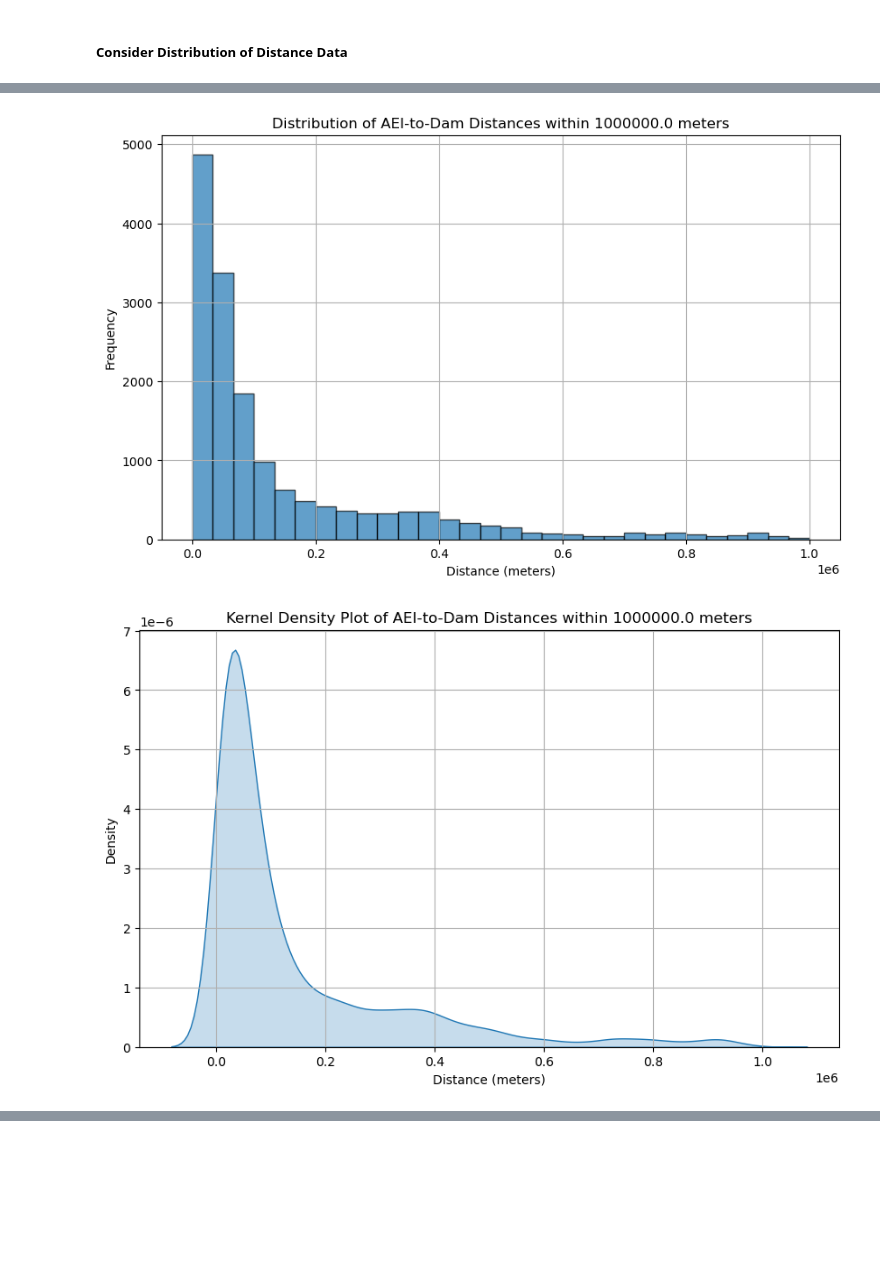
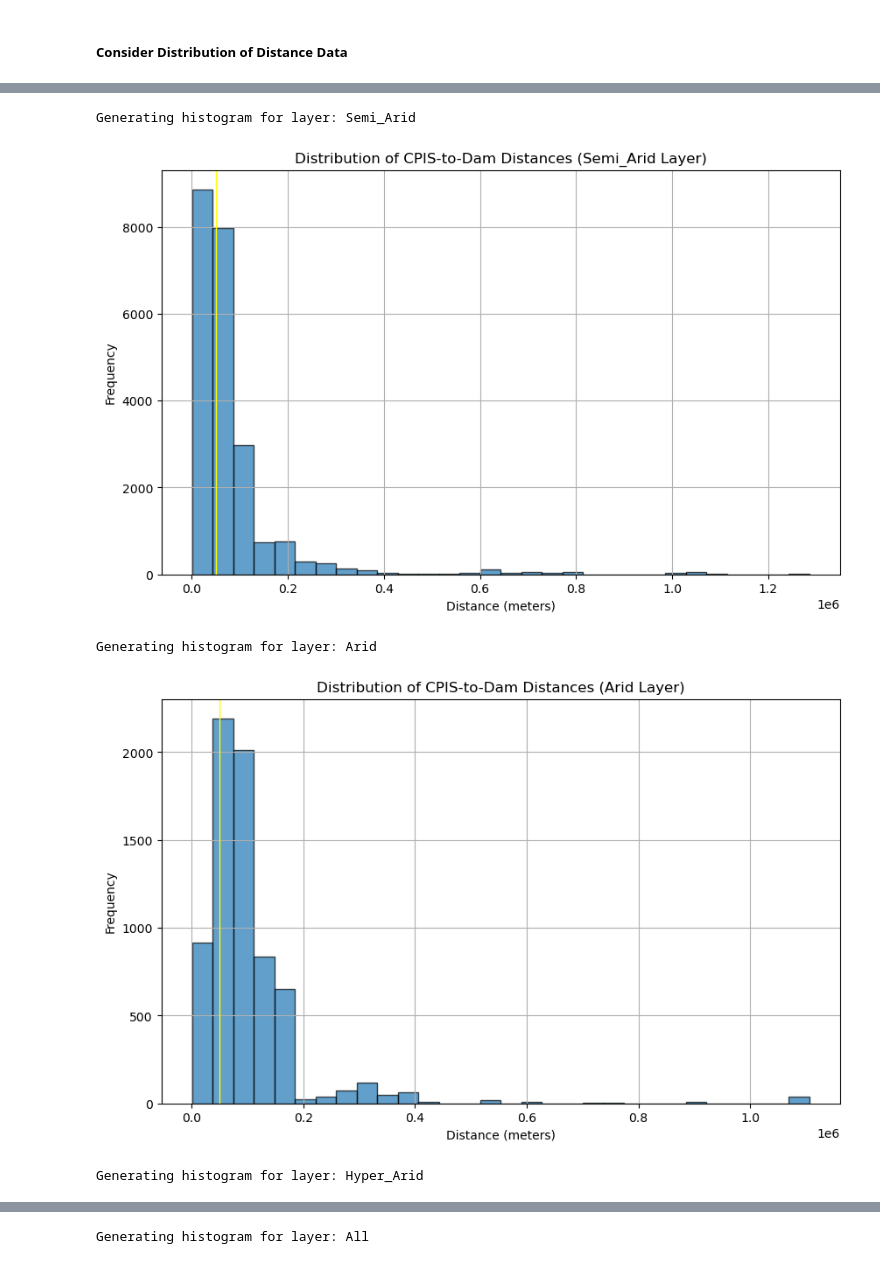
Before and after one commit to rellimylime/Africa_Irrigation, a Jupyter notebook: Code/1_analyze_data/4_Dams_AEI.ipynb, the cells around one changed output, grey strips where cells are left out. Cells and saved outputs as stored; diff of their text form; code cells hidden in the pictures; blank space fills up the shorter version.

```diff
--- a/Code/1_analyze_data/4_Dams_AEI.ipynb
+++ b/Code/1_analyze_data/4_Dams_AEI.ipynb
@@ -477,26 +571,28 @@ plt.show()
-# %%
-threshold = 1.0e6
-# Filter distances for AEI to nearest dam within the threshold
-AEI_distances = calculate_distances(gdf_AEI_joined, gdf_dams_joined)
-filtered_AEI_distances = AEI_distances[AEI_distances <= threshold]
-
-# Histogram of AEI-to-dam distances
-plt.figure(figsize=(10, 6))
-plt.hist(filtered_AEI_distances, bins=30, edgecolor='black', alpha=0.7)
-plt.title(f'Distribution of AEI-to-Dam Distances within {threshold} meters')
-plt.xlabel('Distance (meters)')
-plt.ylabel('Frequency')
-plt.grid(True)
-plt.show()
-
-# Kernel Density Plot of AEI-to-dam distances within the threshold
-plt.figure(figsize=(10, 6))
-sns.kdeplot(filtered_AEI_distances, fill=True)
-plt.title(f'Kernel Density Plot of AEI-to-Dam Distances within {threshold} meters')
-plt.xlabel('Distance (meters)')
-plt.ylabel('Density')
-plt.grid(True)
-plt.show()
-# %% [output]
-[figure, removed]
-[figure, removed]
+# %%
+# Iterate over each layer to plot histograms of CPIS-to-dam distances
+for layer in ['Semi_Arid', 'Arid', 'Hyper_Arid', 'All']:
+    print(f"\nGenerating histogram for layer: {layer}")
+
+    # Load the CPIS and Dam GeoDataFrames for the current layer
+    gdf_cpis = layer_cpis_gdfs[layer]
+    gdf_dams = layer_dam_gdfs[layer]
+
+    # Calculate distances for CPIS to nearest dam
+    distances_cpis_to_dams = calculate_distances(gdf_cpis, gdf_dams)
+
+    # Plot histogram of CPIS-to-dam distances
+    plt.figure(figsize=(10, 6))
+    plt.hist(distances_cpis_to_dams, bins=30, edgecolor='black', alpha=0.7)
+    plt.title(f'Distribution of CPIS-to-Dam Distances ({layer} Layer)')
+    plt.xlabel('Distance (meters)')
+    plt.ylabel('Frequency')
+    plt.grid(True)
+    plt.axvline(x=50000, color='yellow', linestyle='-', linewidth=1)
+
+    plt.show()
+# %% [output]
+Generating histogram for layer: Semi_Arid
+[figure, added]
+Generating histogram for layer: Arid
+[figure, added]
+Generating histogram for layer: Hyper_Arid
@@ -502,0 +600 @@ plt.show()
+Generating histogram for layer: All
```
Also changed, not shown: parts of 23 cells of this notebook.
